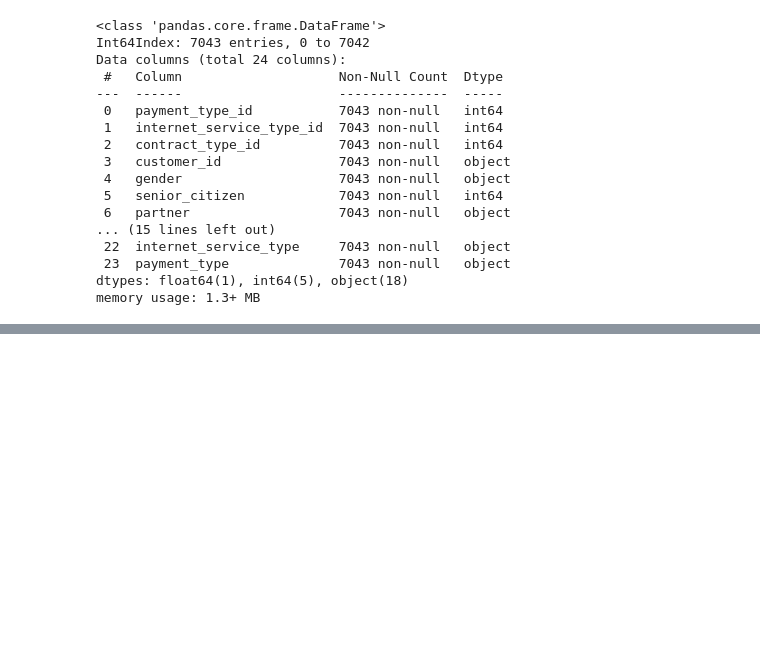
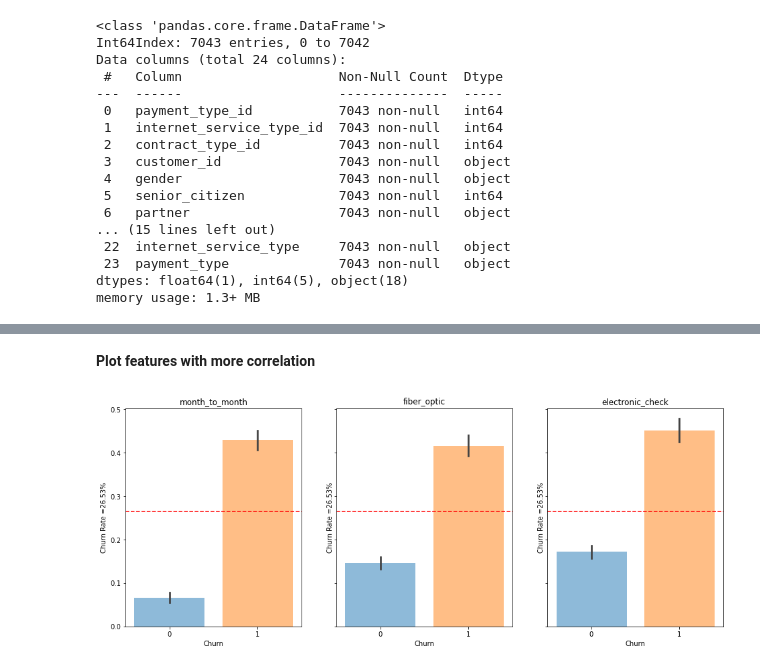
Before and after one commit to cindyvillanuevads/telco_classification_project, a Jupyter notebook: final_notebook_project.ipynb, the cells around one changed output, grey strips where cells are left out. Cells and saved outputs as stored; diff of their text form; code cells hidden in the pictures; blank space fills up the shorter version.

Commit message:
add Explore section

```diff
--- a/final_notebook_project.ipynb
+++ b/final_notebook_project.ipynb
@@ -92,0 +264,7 @@ memory usage: 1.3+ MB
+# %% [markdown]
+**Plot features with more correlation**
+# %%
+features = ['month_to_month', 'fiber_optic', 'electronic_check']
+explore.bar_plot(features, train)
+# %% [output]
+[figure, added]
```
Also changed, not shown: parts of 34 cells of this notebook.
